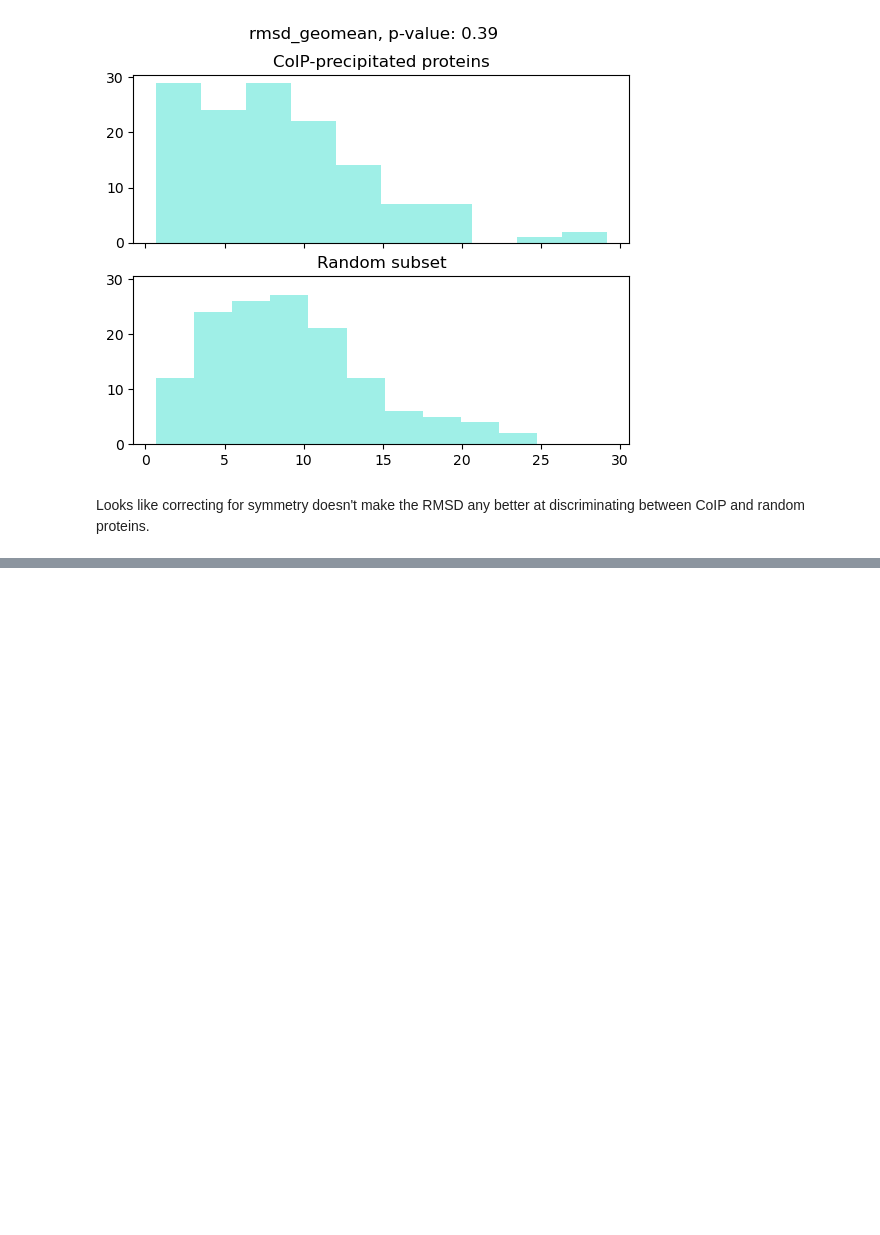
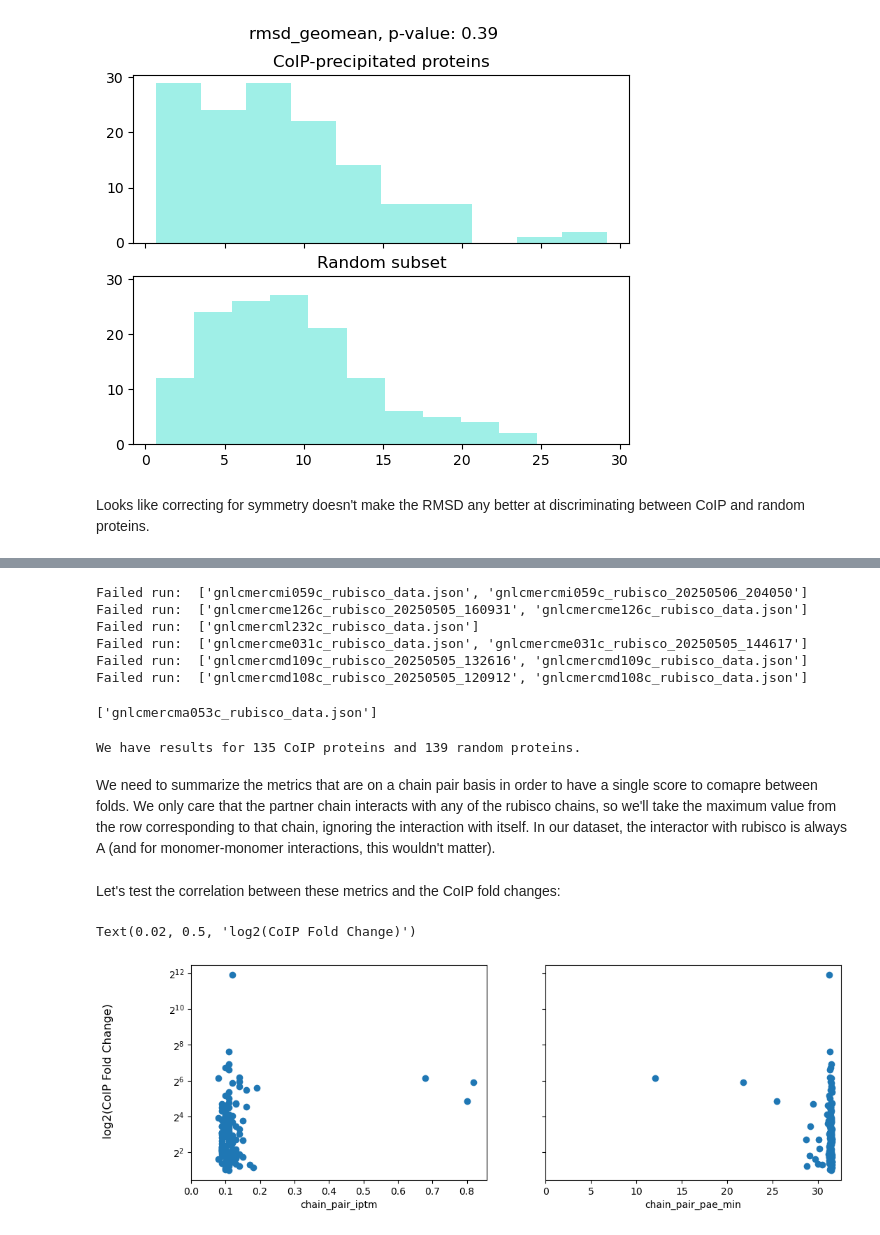
Before and after one commit to photosynthesharpe/alpha-utility, a Jupyter notebook: notebooks/coIP_vs_predicted.ipynb, the cells around one changed output, grey strips where cells are left out. Cells and saved outputs as stored; diff of their text form; code cells hidden in the pictures; blank space fills up the shorter version.

```diff
--- a/notebooks/coIP_vs_predicted.ipynb
+++ b/notebooks/coIP_vs_predicted.ipynb
@@ -276,0 +287,75 @@ Looks like correcting for symmetry doesn't make the RMSD any better at discrimin
+# %%
+results_dir = '/mnt/research/Walker_Lab_Research/Serena_project_data/alpha_utility_data/data/anne/alphafold_outputs/30Apr2025/parallel/'
+summary_confidence_dicts = {}
+for elt in listdir(results_dir):
+    if isdir(f'{results_dir}/{elt}'):
+        try:
+            with open(f'{results_dir}/{elt}/{elt}_summary_confidences.json') as f:
+                summary_confidence_dicts[elt] = json.load(f)
+        except FileNotFoundError:
+            print('Failed run: ', list(listdir(f'{results_dir}/{elt}')))
+# %% [output]
+Failed run:  ['gnlcmercmi059c_rubisco_data.json', 'gnlcmercmi059c_rubisco_20250506_204050']
+Failed run:  ['gnlcmercme126c_rubisco_20250505_160931', 'gnlcmercme126c_rubisco_data.json']
+Failed run:  ['gnlcmercml232c_rubisco_data.json']
+Failed run:  ['gnlcmercme031c_rubisco_data.json', 'gnlcmercme031c_rubisco_20250505_144617']
+Failed run:  ['gnlcmercmd109c_rubisco_20250505_132616', 'gnlcmercmd109c_rubisco_data.json']
+Failed run:  ['gnlcmercmd108c_rubisco_20250505_120912', 'gnlcmercmd108c_rubisco_data.json']
+# %%
+random_results_dir = '/mnt/research/Walker_Lab_Research/Serena_project_data/alpha_utility_data/data/anne/alphafold_outputs/16June2025'
+random_summary_confidence_dicts = {}
+for elt in listdir(random_results_dir):
+    if isdir(f'{random_results_dir}/{elt}') and len(elt.split('_')) == 4:
+        shorthand_elt = '_'.join(elt.split('_')[:2])
+        try:
+            with open(f'{random_results_dir}/{elt}/{shorthand_elt}_summary_confidences.json') as f:
+                random_summary_confidence_dicts[shorthand_elt] = json.load(f)
+        except FileNotFoundError:
+            print(list(listdir(f'{random_results_dir}/{elt}')))
+# %% [output]
+['gnlcmercma053c_rubisco_data.json']
+# %%
+print(f'We have results for {len(summary_confidence_dicts)} CoIP proteins and {len(random_summary_confidence_dicts)} random proteins.')
+# %% [output]
+We have results for 135 CoIP proteins and 139 random proteins.
+# %% [markdown]
+We need to summarize the metrics that are on a chain pair basis in order to have a single score to comapre between folds. We only care that the partner chain interacts with any of the rubisco chains, so we'll take the maximum value from the row corresponding to that chain, ignoring the interaction with itself. In our dataset, the interactor with rubisco is always A (and for monomer-monomer interactions, this wouldn't matter).
+# %%
+def get_max_pair_metric(summary, metric):
+    """
+    Get the maximum value of the interaction of chain A with other chains.
+
+    parameters:
+        summary, dict: the summary_confidences.json file for this fold
+        metric, str: key to summary dict for metric to look at
+
+    returns:
+        maxMetric, float: maximum value of the metric
+    """
+    metric_df = pd.DataFrame(summary[metric])
+    row_without_self = metric_df.iloc[0, 1:]
+
+    return row_without_self.max()
+# %% [markdown]
+Let's test the correlation between these metrics and the CoIP fold changes:
+# %%
+# Make the names match
+summary_confidence_dicts = {k.split('_')[0][7:].upper() + 'T': v for k, v in summary_confidence_dicts.items()}
+random_summary_confidence_dicts = {k.split('_')[0][7:].upper() + 'T': v for k, v in random_summary_confidence_dicts.items()}
+# %%
+fig, axs = plt.subplots(1, 2, sharey=True, figsize=(12, 4))
+
+for paired_stat, ax in zip(['chain_pair_iptm', 'chain_pair_pae_min'], axs):
+
+    # Make a df with the experimental fold changes
+    max_pair = {k: get_max_pair_metric(v, paired_stat) for k, v in summary_confidence_dicts.items()}
+    to_plot_df = pd.DataFrame.from_dict(max_pair, orient='index', columns=[paired_stat]).merge(enriched, left_index=True, right_on='Accession', how='inner')
+
+    ax.semilogy(to_plot_df[paired_stat], to_plot_df['Fold Change CM_vs_CMC'], 'o', base=2)
+    ax.set_xlim(xmin=0)
+    ax.set_xlabel(paired_stat)
+
+fig.supylabel('log2(CoIP Fold Change)')
+# %% [output]
+Text(0.02, 0.5, 'log2(CoIP Fold Change)')
+[figure, added]
```
Also changed, not shown: parts of 13 cells of this notebook, 1 other file.
